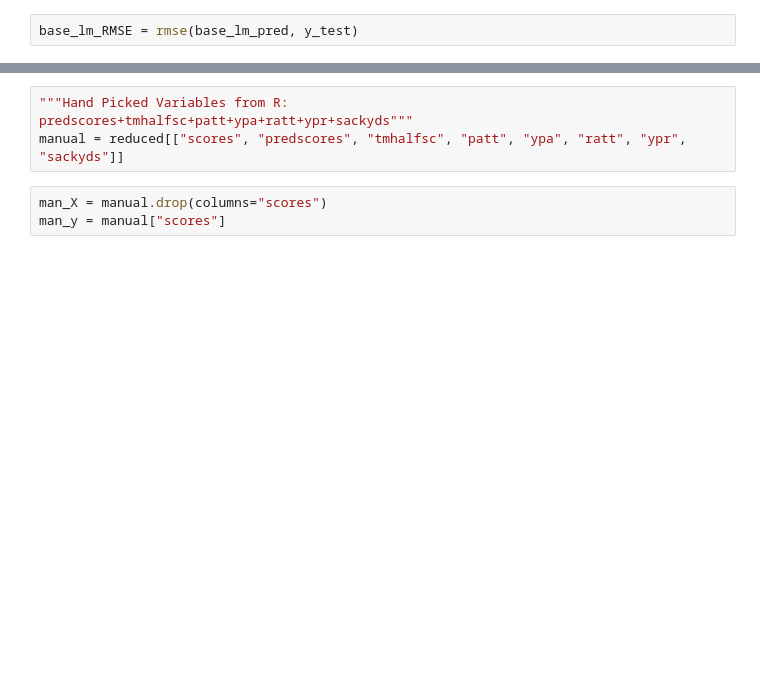
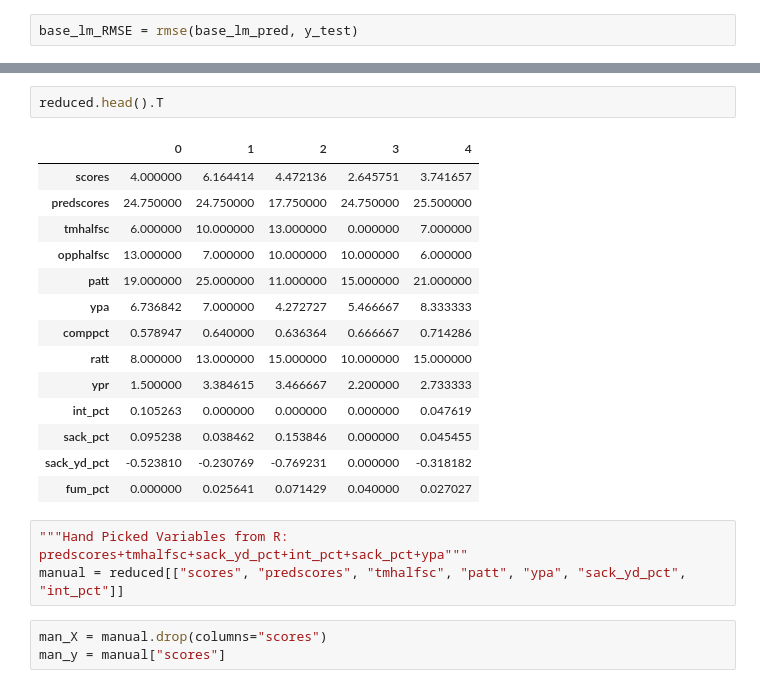
Before and after one commit to tylerursuy/NFL_Project, a Jupyter notebook: RegressionModels/Linear_Regression.ipynb, the cells around one changed output, grey strips where cells are left out. Drawn from its saved outputs; the diff is of its cells as text; blank space fills up the shorter version.

```diff
--- a/RegressionModels/Linear_Regression.ipynb
+++ b/RegressionModels/Linear_Regression.ipynb
@@ -47,7 +47,24 @@ Baseline Linear Regression R^2: 0.566
+# %%
+reduced.head().T
+# %% [output]
+|  | 0 | 1 | 2 | 3 | 4 |
+| scores | 4.000000 | 6.164414 | 4.472136 | 2.645751 | 3.741657 |
+| predscores | 24.750000 | 24.750000 | 17.750000 | 24.750000 | 25.500000 |
+| tmhalfsc | 6.000000 | 10.000000 | 13.000000 | 0.000000 | 7.000000 |
+| opphalfsc | 13.000000 | 7.000000 | 10.000000 | 10.000000 | 6.000000 |
+| patt | 19.000000 | 25.000000 | 11.000000 | 15.000000 | 21.000000 |
+| ypa | 6.736842 | 7.000000 | 4.272727 | 5.466667 | 8.333333 |
+| comppct | 0.578947 | 0.640000 | 0.636364 | 0.666667 | 0.714286 |
+| ratt | 8.000000 | 13.000000 | 15.000000 | 10.000000 | 15.000000 |
+| ypr | 1.500000 | 3.384615 | 3.466667 | 2.200000 | 2.733333 |
+| int_pct | 0.105263 | 0.000000 | 0.000000 | 0.000000 | 0.047619 |
+| sack_pct | 0.095238 | 0.038462 | 0.153846 | 0.000000 | 0.045455 |
+| sack_yd_pct | -0.523810 | -0.230769 | -0.769231 | 0.000000 | -0.318182 |
+| fum_pct | 0.000000 | 0.025641 | 0.071429 | 0.040000 | 0.027027 |
 # %%
 """Hand Picked Variables from R:
-predscores+tmhalfsc+patt+ypa+ratt+ypr+sackyds"""
-manual = reduced[["scores", "predscores", "tmhalfsc", "patt", "ypa", "ratt", "ypr", "sackyds"]]
+predscores+tmhalfsc+sack_yd_pct+int_pct+sack_pct+ypa"""
+manual = reduced[["scores", "predscores", "tmhalfsc", "patt", "ypa", "sack_yd_pct", "int_pct"]]
 # %%
 man_X = manual.drop(columns="scores")
 man_y = manual["scores"]
```
Also changed, not shown: parts of 10 cells of this notebook, 3 other files.
